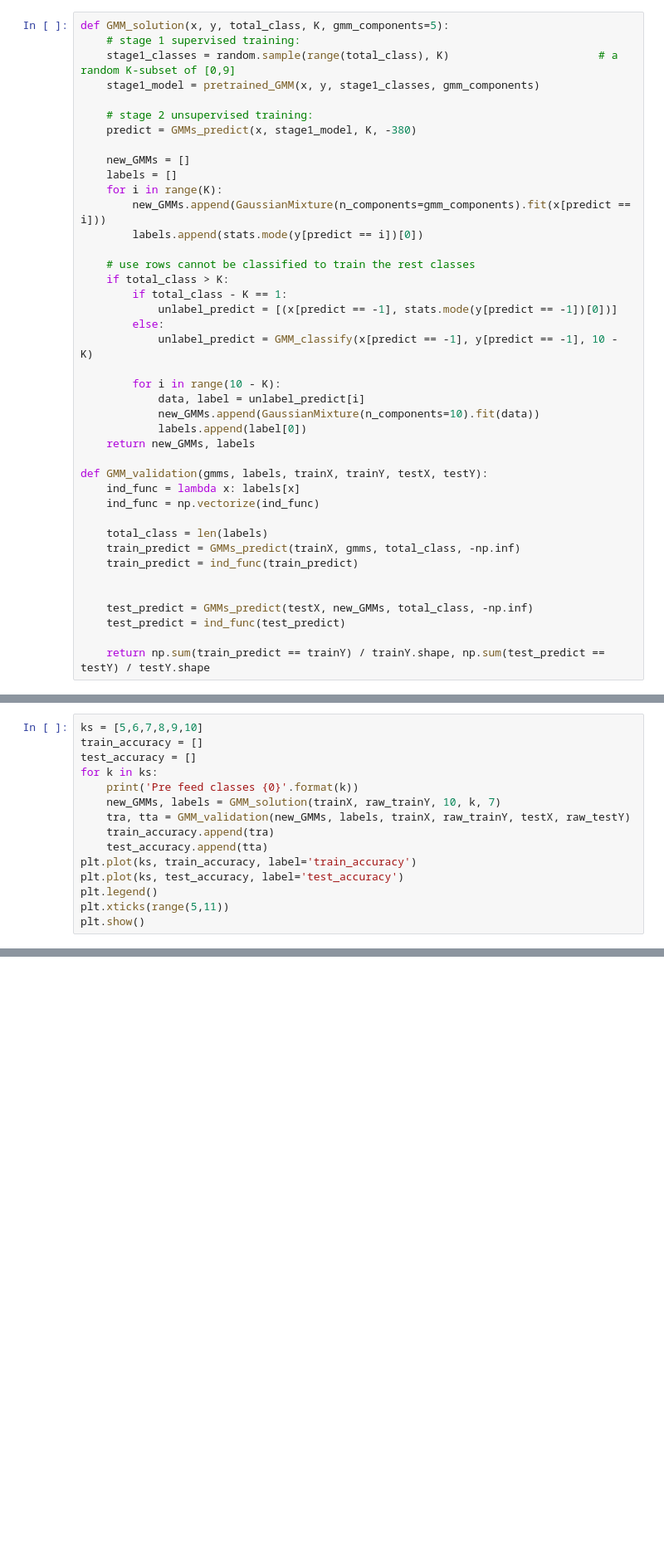
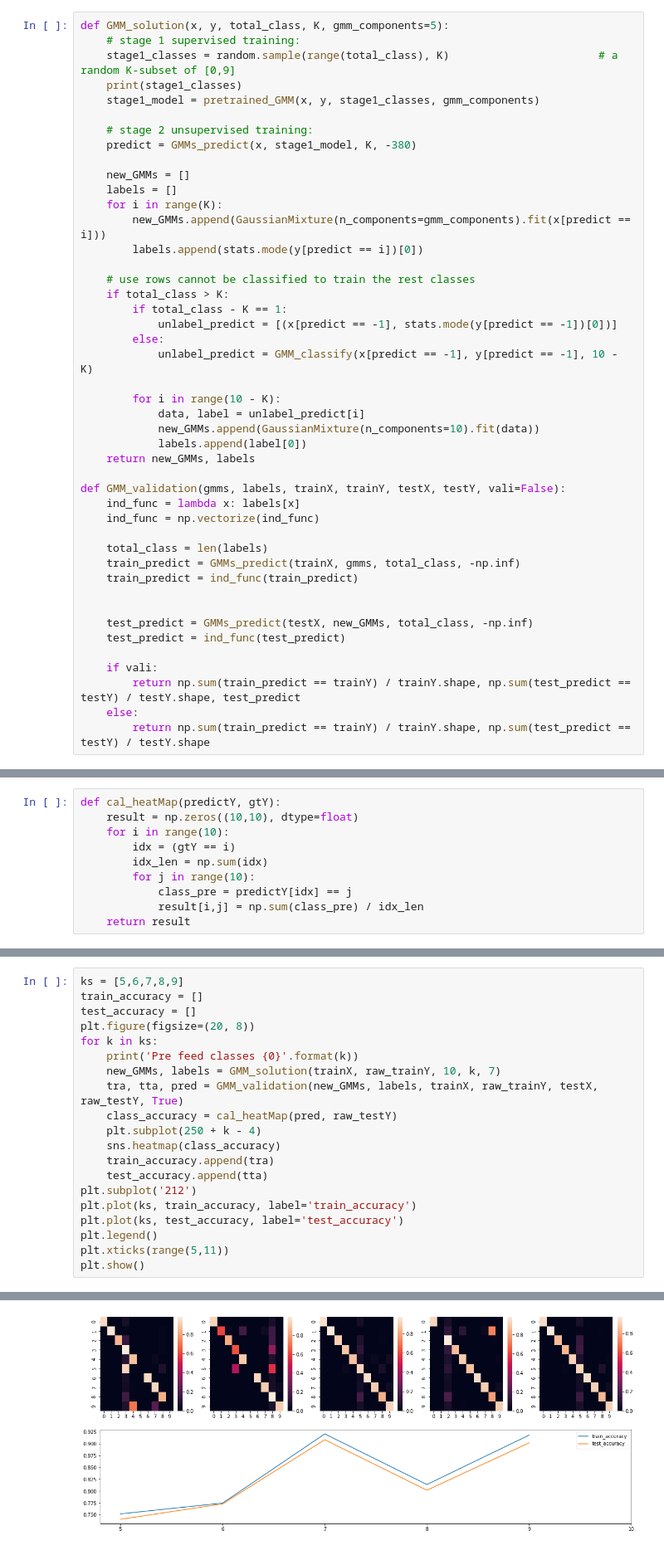
Before and after one commit to kejianZ/Adaptive-classification-network, a Jupyter notebook: GMM_classifier.ipynb, the cells around one changed output, grey strips where cells are left out. Shown at 83% size. Cells and saved outputs as stored; diff of their text form; blank space fills up the shorter version.

```diff
--- a/GMM_classifier.ipynb
+++ b/GMM_classifier.ipynb
@@ -54,6 +68,7 @@ def GMM_classify(x, y, cnum):
 def GMM_solution(x, y, total_class, K, gmm_components=5):
     # stage 1 supervised training:
     stage1_classes = random.sample(range(total_class), K)                       # a random K-subset of [0,9]
+    print(stage1_classes)
     stage1_model = pretrained_GMM(x, y, stage1_classes, gmm_components)
 
     # stage 2 unsupervised training:
@@ -78,7 +93,7 @@ def GMM_solution(x, y, total_class, K, gmm_components=5):
             labels.append(label[0])
     return new_GMMs, labels
 
-def GMM_validation(gmms, labels, trainX, trainY, testX, testY):
+def GMM_validation(gmms, labels, trainX, trainY, testX, testY, vali=False):
     ind_func = lambda x: labels[x]
     ind_func = np.vectorize(ind_func)
 
@@ -90,4 +105,7 @@ def GMM_validation(gmms, labels, trainX, trainY, testX, testY):
     test_predict = GMMs_predict(testX, new_GMMs, total_class, -np.inf)
     test_predict = ind_func(test_predict)
 
-    return np.sum(train_predict == trainY) / trainY.shape, np.sum(test_predict == testY) / testY.shape
+    if vali:
+        return np.sum(train_predict == trainY) / trainY.shape, np.sum(test_predict == testY) / testY.shape, test_predict
+    else:
+        return np.sum(train_predict == trainY) / trainY.shape, np.sum(test_predict == testY) / testY.shape
@@ -101,0 +122,10 @@ GMM's Accuracy on test set: [0.9602]
+# %%
+def cal_heatMap(predictY, gtY):
+    result = np.zeros((10,10), dtype=float)
+    for i in range(10):
+        idx = (gtY == i)
+        idx_len = np.sum(idx)
+        for j in range(10):
+            class_pre = predictY[idx] == j
+            result[i,j] = np.sum(class_pre) / idx_len
+    return result
@@ -102,13 +134,18 @@ GMM's Accuracy on test set: [0.9602]
 # %%
-ks = [5,6,7,8,9,10]
+ks = [5,6,7,8,9]
 train_accuracy = []
 test_accuracy = []
+plt.figure(figsize=(20, 8))
 for k in ks:
     print('Pre feed classes {0}'.format(k))
     new_GMMs, labels = GMM_solution(trainX, raw_trainY, 10, k, 7)
-    tra, tta = GMM_validation(new_GMMs, labels, trainX, raw_trainY, testX, raw_testY)
+    tra, tta, pred = GMM_validation(new_GMMs, labels, trainX, raw_trainY, testX, raw_testY, True)
+    class_accuracy = cal_heatMap(pred, raw_testY)
+    plt.subplot(250 + k - 4)
+    sns.heatmap(class_accuracy)
     train_accuracy.append(tra)
     test_accuracy.append(tta)
+plt.subplot('212')
 plt.plot(ks, train_accuracy, label='train_accuracy')
 plt.plot(ks, test_accuracy, label='test_accuracy')
 plt.legend()
@@ -119,0 +165 @@ KeyboardInterrupt:
+[figure, added]
```
Also changed, not shown: parts of 11 cells of this notebook, 1 other file.
